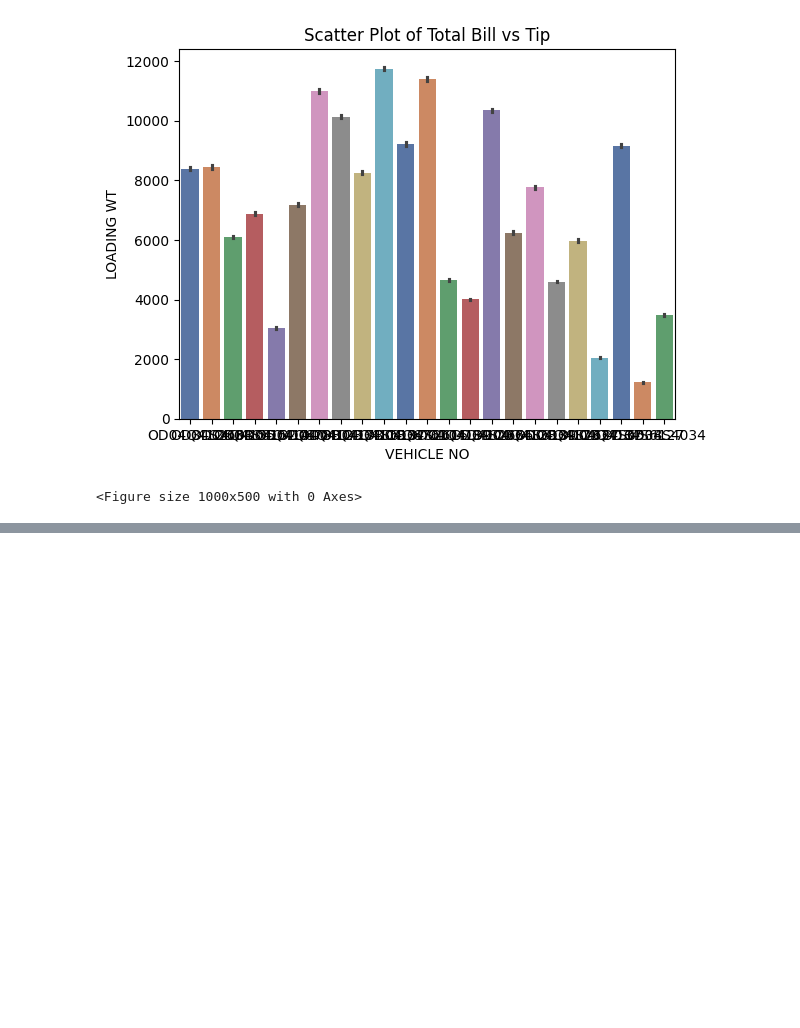
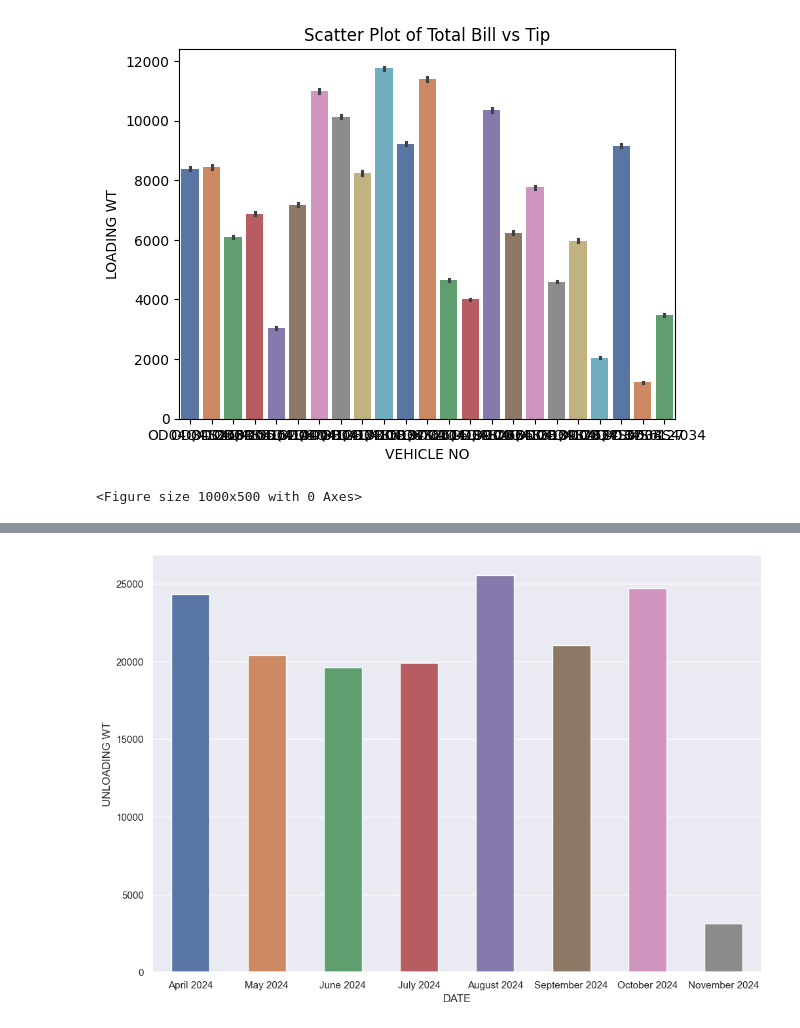
Before and after one commit to laxpayne7/Learnings_DataAnalyst, a Jupyter notebook: UDEMY- Data Analyst Bootcamp/practice_data_analyst.ipynb, the cells around one changed output, grey strips where cells are left out. Saved outputs shown, nothing was run; the diff lists cells and outputs as text; code cells hidden in the pictures; blank space fills up the shorter version.

Commit message:
09-11-2024: Day 2- Data Analyst
Numpy and Pandas Assignments are completed.
Seaborn and matplotlib was explored further.
utk df was further worked on.
Date and Time in pandas was briefly explored.

```diff
--- a/UDEMY- Data Analyst Bootcamp/practice_data_analyst.ipynb
+++ b/UDEMY- Data Analyst Bootcamp/practice_data_analyst.ipynb
@@ -656,3 +659,7 @@ plt.show()
 # %% [output]
 [figure]
 <Figure size 1000x500 with 0 Axes>
+# %%
+lifting_daily = utk.groupby(pd.Grouper(key = 'DATE', freq = 'd'))['UNLOADING WT'].sum().reset_index()
+lifting_monthly = utk.groupby(pd.Grouper(key = 'DATE', freq = 'ME'))['UNLOADING WT'].sum().reset_index()
+lifting_monthly['DATE'] = lifting_monthly['DATE'].dt.strftime('%B %Y')
@@ -658,0 +678,10 @@ plt.show()
+# %%
+sns.barplot(data = lifting_monthly, x = 'DATE', y = 'UNLOADING WT',palette="deep",hue='DATE',width = 0.5)
+# (data = lifting_monthly, x='DATE', y= 'UNLOADING WT', kind = 'swarm')
+
+sns.set_theme(rc={'figure.figsize':(12,8.27)})
+# plt.title("Monthly Loading WT")
+# plt.figure(figsize=(20, 5))
+# plt.show()
+# %% [output]
+[figure, added]
```
Also changed, not shown: parts of 19 cells of this notebook, 5 other files.
